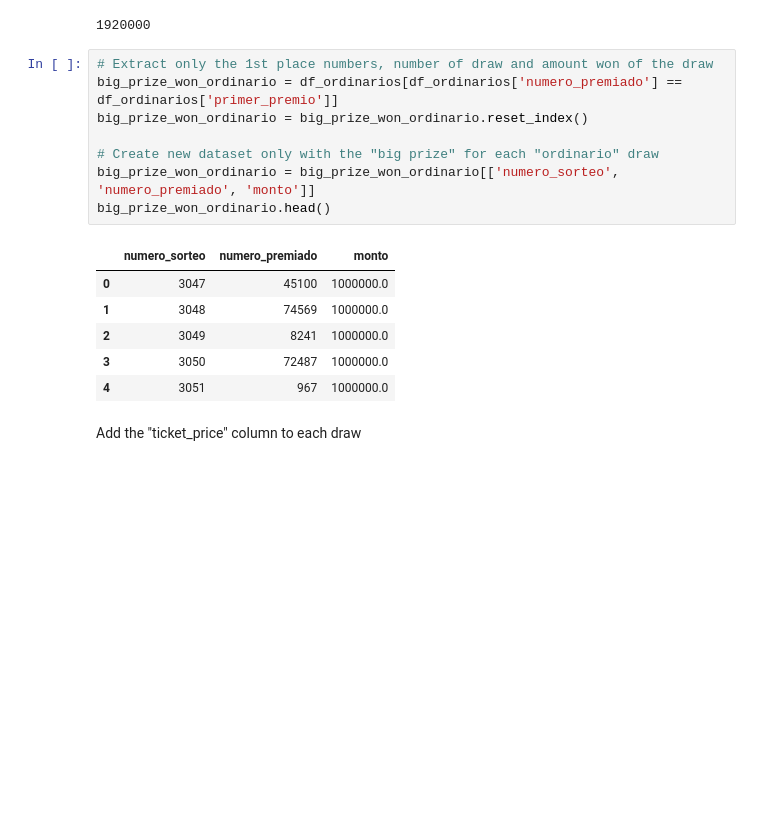
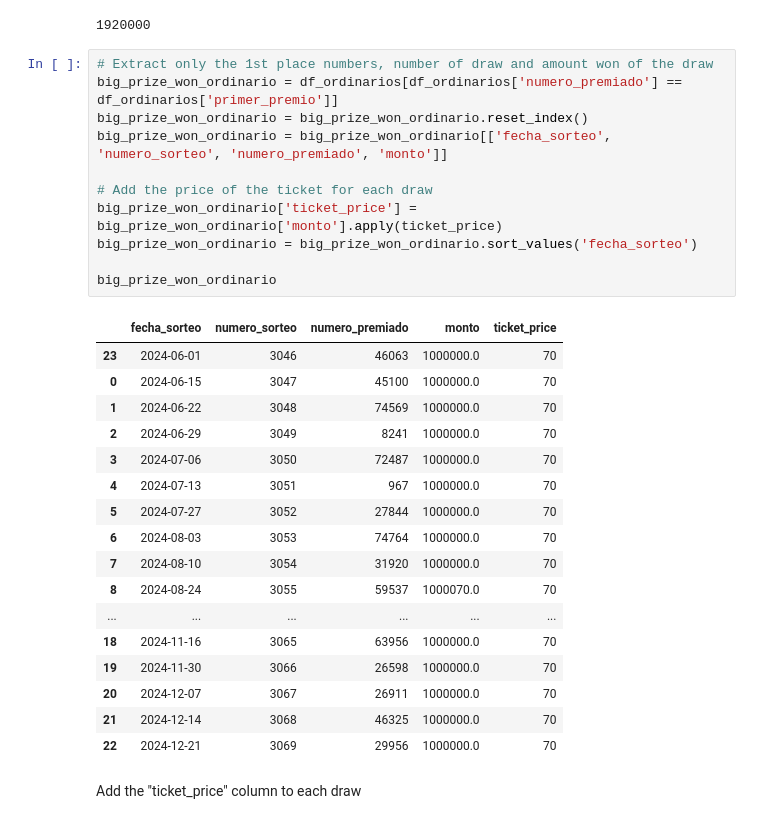
Before and after one commit to AngelDHackerman/santa-lucia-data-analysis-manual, a Jupyter notebook: notebooks/visualization_sorteos_premios.ipynb, the cells around one changed output. Saved outputs shown, nothing was run; the diff lists cells and outputs as text; blank space fills up the shorter version.

Commit message:
sorted dataset by date of draw

```diff
--- a/notebooks/visualization_sorteos_premios.ipynb
+++ b/notebooks/visualization_sorteos_premios.ipynb
@@ -299,18 +299,32 @@ grand_total_tickets_issued_ordinario
 # %%
 # Extract only the 1st place numbers, number of draw and amount won of the draw
 big_prize_won_ordinario = df_ordinarios[df_ordinarios['numero_premiado'] == df_ordinarios['primer_premio']]
 big_prize_won_ordinario = big_prize_won_ordinario.reset_index()
+big_prize_won_ordinario = big_prize_won_ordinario[['fecha_sorteo', 'numero_sorteo', 'numero_premiado', 'monto']]
 
-# Create new dataset only with the "big prize" for each "ordinario" draw
-big_prize_won_ordinario = big_prize_won_ordinario[['numero_sorteo', 'numero_premiado', 'monto']]
-big_prize_won_ordinario.head()
+# Add the price of the ticket for each draw
+big_prize_won_ordinario['ticket_price'] = big_prize_won_ordinario['monto'].apply(ticket_price)
+big_prize_won_ordinario = big_prize_won_ordinario.sort_values('fecha_sorteo')
+
+big_prize_won_ordinario
 # %% [output]
-|  | numero_sorteo | numero_premiado | monto |
-| 0 | 3047 | 45100 | 1000000.0 |
-| 1 | 3048 | 74569 | 1000000.0 |
-| 2 | 3049 | 8241 | 1000000.0 |
-| 3 | 3050 | 72487 | 1000000.0 |
-| 4 | 3051 | 967 | 1000000.0 |
+|  | fecha_sorteo | numero_sorteo | numero_premiado | monto | ticket_price |
+| 23 | 2024-06-01 | 3046 | 46063 | 1000000.0 | 70 |
+| 0 | 2024-06-15 | 3047 | 45100 | 1000000.0 | 70 |
+| 1 | 2024-06-22 | 3048 | 74569 | 1000000.0 | 70 |
+| 2 | 2024-06-29 | 3049 | 8241 | 1000000.0 | 70 |
+| 3 | 2024-07-06 | 3050 | 72487 | 1000000.0 | 70 |
+| 4 | 2024-07-13 | 3051 | 967 | 1000000.0 | 70 |
+| 5 | 2024-07-27 | 3052 | 27844 | 1000000.0 | 70 |
+| 6 | 2024-08-03 | 3053 | 74764 | 1000000.0 | 70 |
+| 7 | 2024-08-10 | 3054 | 31920 | 1000000.0 | 70 |
+| 8 | 2024-08-24 | 3055 | 59537 | 1000070.0 | 70 |
+| ... | ... | ... | ... | ... | ... |
+| 18 | 2024-11-16 | 3065 | 63956 | 1000000.0 | 70 |
+| 19 | 2024-11-30 | 3066 | 26598 | 1000000.0 | 70 |
+| 20 | 2024-12-07 | 3067 | 26911 | 1000000.0 | 70 |
+| 21 | 2024-12-14 | 3068 | 46325 | 1000000.0 | 70 |
+| 22 | 2024-12-21 | 3069 | 29956 | 1000000.0 | 70 |
 # %% [markdown]
 Add the "ticket_price" column to each draw
 # %% [markdown]
```
Also changed, not shown: parts of 1 cell of this notebook.
